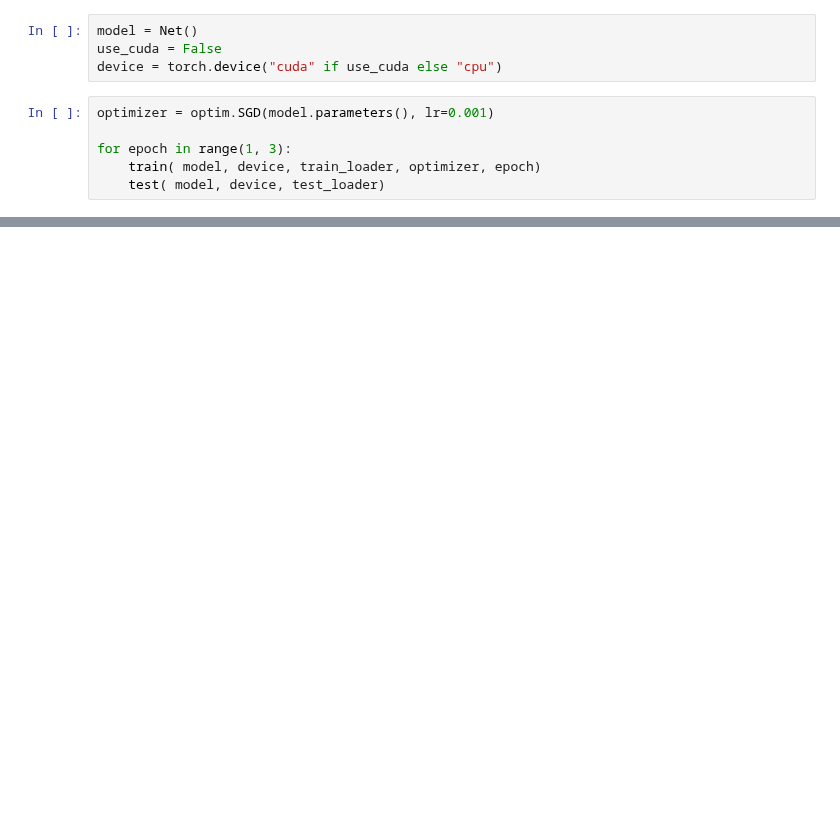
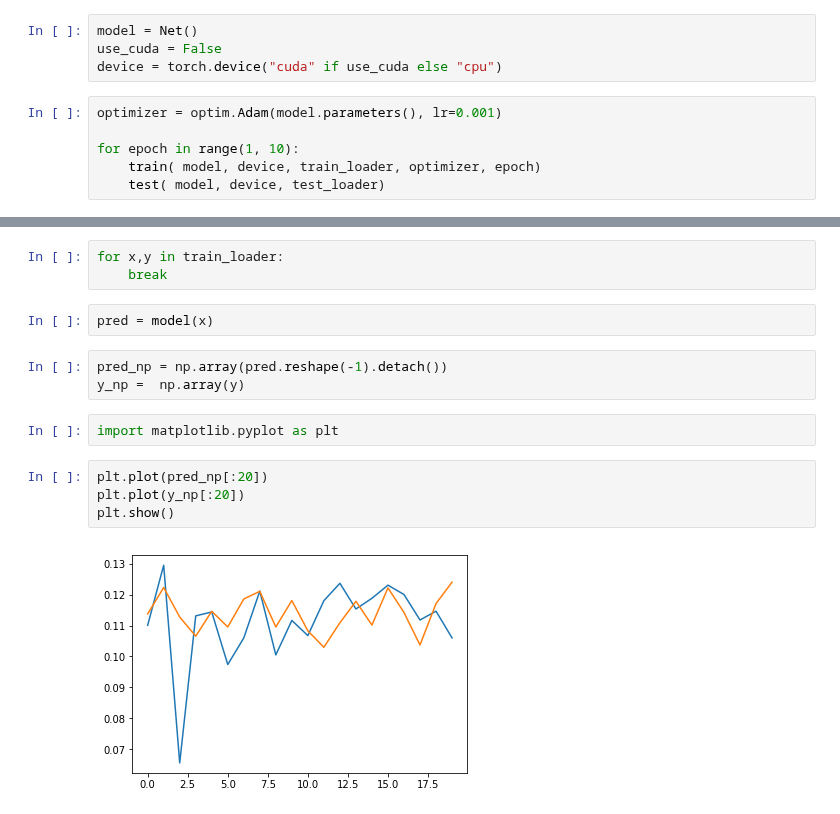
Before and after one commit to DaniloZZZ/quantTechLab, a Jupyter notebook: analysis/train.ipynb, the cells around one changed output, grey strips where cells are left out. Cells and saved outputs as stored; diff of their text form; blank space fills up the shorter version.

```diff
--- a/analysis/train.ipynb
+++ b/analysis/train.ipynb
@@ -76,9 +139,9 @@ model = Net()
 use_cuda = False
 device = torch.device("cuda" if use_cuda else "cpu")
 # %%
-optimizer = optim.SGD(model.parameters(), lr=0.001)
+optimizer = optim.Adam(model.parameters(), lr=0.001)
 
-for epoch in range(1, 3):
+for epoch in range(1, 10):
     train( model, device, train_loader, optimizer, epoch)
     test( model, device, test_loader)
 # %% [output]
@@ -96,0 +167,16 @@ Train Epoch: 1 [4400/60000 (7%)]        Loss: 2.226342
+# %%
+for x,y in train_loader:
+    break
+# %%
+pred = model(x)
+# %%
+pred_np = np.array(pred.reshape(-1).detach())
+y_np =  np.array(y)
+# %%
+import matplotlib.pyplot as plt
+# %%
+plt.plot(pred_np[:20])
+plt.plot(y_np[:20])
+plt.show()
+# %% [output]
+[figure, added]
```
Also changed, not shown: parts of 17 cells of this notebook.
